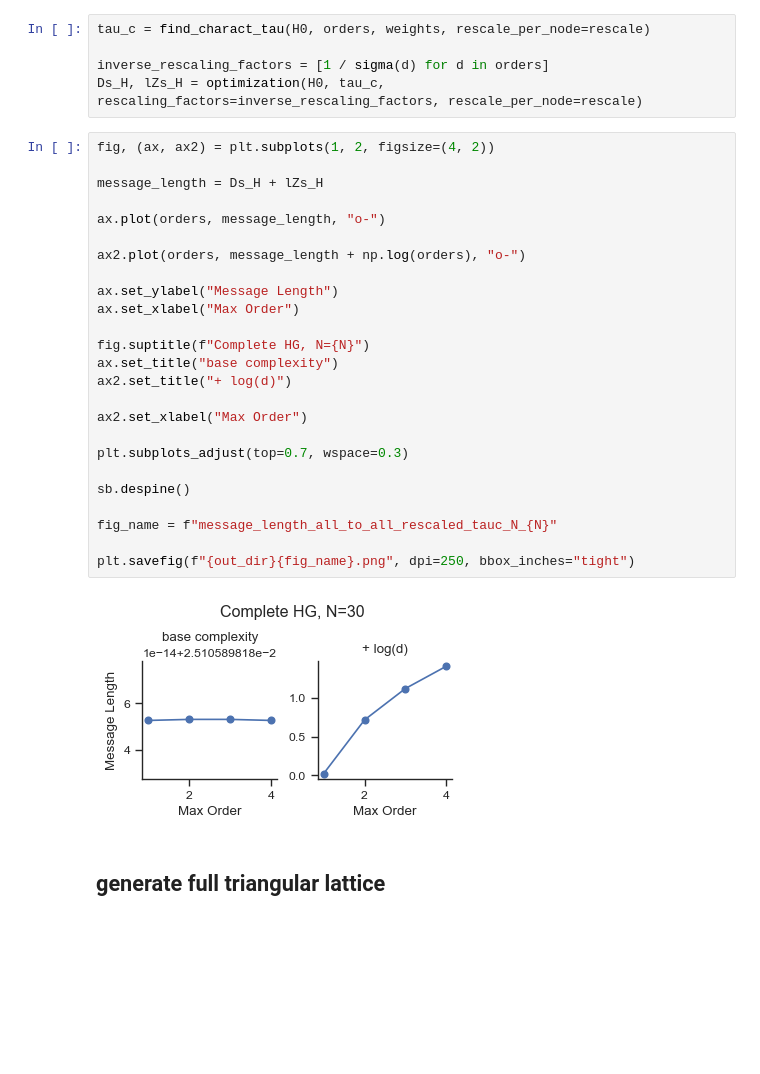
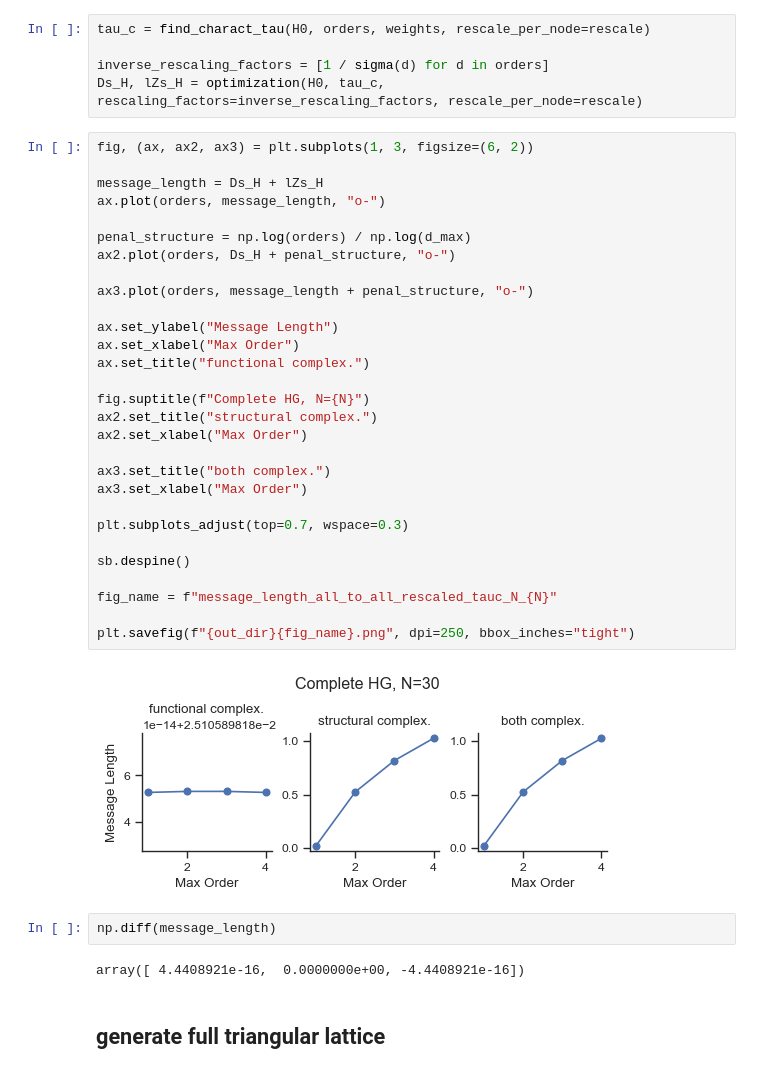
Before and after one commit to maximelucas/hypergraph_reducibility, a Jupyter notebook: notebooks/fig-complete_HG.ipynb, the cells around one changed output. Drawn from its saved outputs; the diff is of its cells as text; blank space fills up the shorter version.

Commit message:
redo RSC aand RHG figures

```diff
--- a/notebooks/fig-complete_HG.ipynb
+++ b/notebooks/fig-complete_HG.ipynb
@@ -42,32 +43,40 @@ tau_c = find_charact_tau(H0, orders, weights, rescale_per_node=rescale)
 inverse_rescaling_factors = [1 / sigma(d) for d in orders]
 Ds_H, lZs_H = optimization(H0, tau_c, rescaling_factors=inverse_rescaling_factors, rescale_per_node=rescale)
 # %%
-fig, (ax, ax2) = plt.subplots(1, 2, figsize=(4, 2))
+fig, (ax, ax2, ax3) = plt.subplots(1, 3, figsize=(6, 2))
 
 message_length = Ds_H + lZs_H
-
 ax.plot(orders, message_length, "o-")
 
-ax2.plot(orders, message_length + np.log(orders), "o-")
+penal_structure = np.log(orders) / np.log(d_max)
+ax2.plot(orders, Ds_H + penal_structure, "o-")
+
+ax3.plot(orders, message_length + penal_structure, "o-")
 
 ax.set_ylabel("Message Length")
 ax.set_xlabel("Max Order")
+ax.set_title("functional complex.")
 
 fig.suptitle(f"Complete HG, N={N}")
-ax.set_title("base complexity")
-ax2.set_title("+ log(d)")
+ax2.set_title("structural complex.")
+ax2.set_xlabel("Max Order")
 
-ax2.set_xlabel("Max Order")
+ax3.set_title("both complex.")
+ax3.set_xlabel("Max Order")
 
 plt.subplots_adjust(top=0.7, wspace=0.3)
 
 sb.despine()
 
 fig_name = f"message_length_all_to_all_rescaled_tauc_N_{N}"
 
 plt.savefig(f"{out_dir}{fig_name}.png", dpi=250, bbox_inches="tight")
 # %% [output]
-[figure, old version]
+[figure, new version]
+# %%
+np.diff(message_length)
+# %% [output]
+array([ 4.4408921e-16,  0.0000000e+00, -4.4408921e-16])
 # %% [markdown]
 ## generate full triangular lattice
 # %%
```
Also changed, not shown: parts of 21 cells of this notebook, 15 other files.
